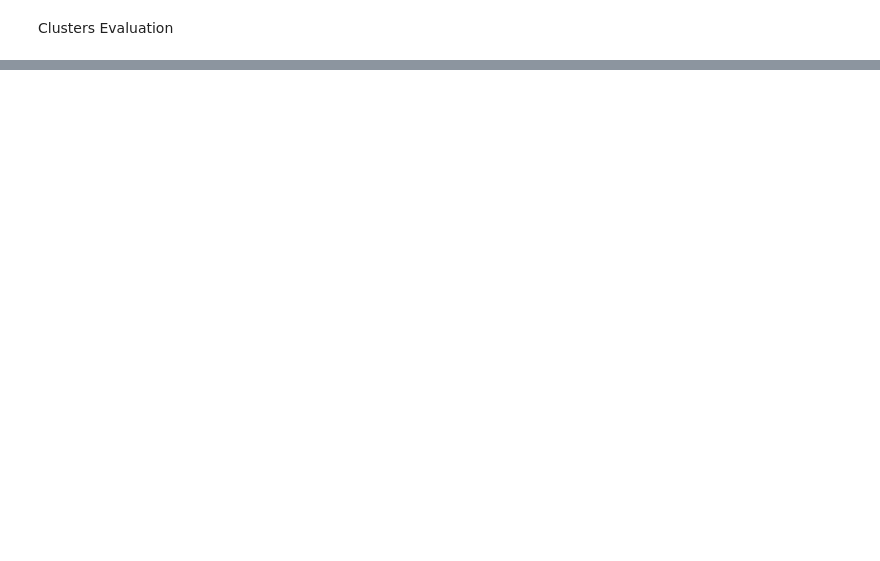
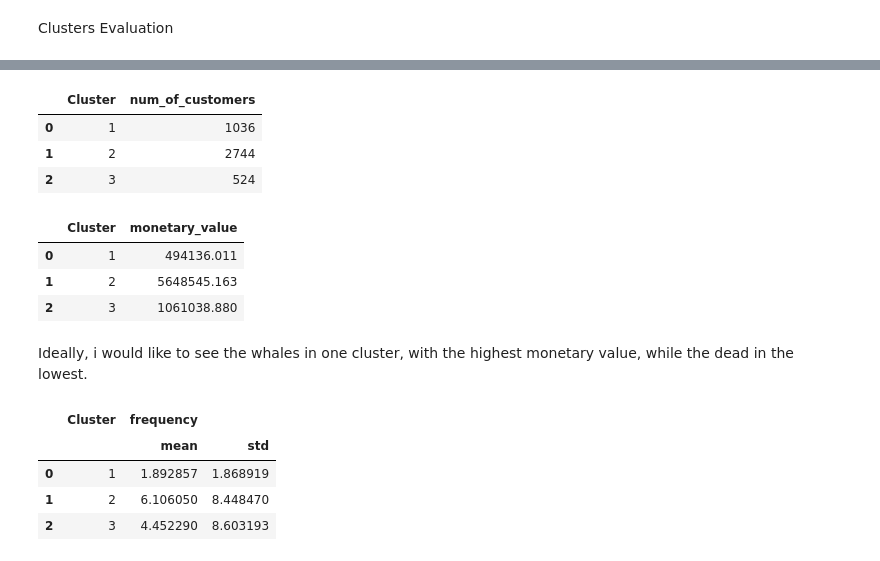
Before and after one commit to DanBasson/Raven, a Jupyter notebook: Analysis.ipynb, the cells around one changed output, grey strips where cells are left out. Drawn from its saved outputs; the diff is of its cells as text; code cells hidden in the pictures; blank space fills up the shorter version.

```diff
--- a/Analysis.ipynb
+++ b/Analysis.ipynb
@@ -280,0 +433,28 @@ cluster4.shape,cluster3.shape, cluster2.shape, cluster1.shape
+# %%
+clusters_income = fe_df_full.groupby('Cluster', as_index=False)[customerid].size().rename(
+    columns={'size': 'num_of_customers'})
+clusters_income
+# %% [output]
+|  | Cluster | num_of_customers |
+| 0 | 1 | 1036 |
+| 1 | 2 | 2744 |
+| 2 | 3 | 524 |
+# %%
+clusters_income = fe_df_full.groupby('Cluster', as_index=False)['monetary_value'].sum()
+clusters_income
+# %% [output]
+|  | Cluster | monetary_value |
+| 0 | 1 | 494136.011 |
+| 1 | 2 | 5648545.163 |
+| 2 | 3 | 1061038.880 |
+# %% [markdown]
+Ideally, i would like to see the whales in one cluster, with the highest monetary value, while the dead in the lowest.
+# %%
+clusters_income = fe_df_full.groupby('Cluster', as_index=False).agg({'frequency': ['mean', 'std']})#['frequency'].mean()
+clusters_income
+# %% [output]
+|  | Cluster | frequency |  |
+|  |  | mean | std |
+| 0 | 1 | 1.892857 | 1.868919 |
+| 1 | 2 | 6.106050 | 8.448470 |
+| 2 | 3 | 4.452290 | 8.603193 |
```
Also changed, not shown: parts of 61 cells of this notebook.
